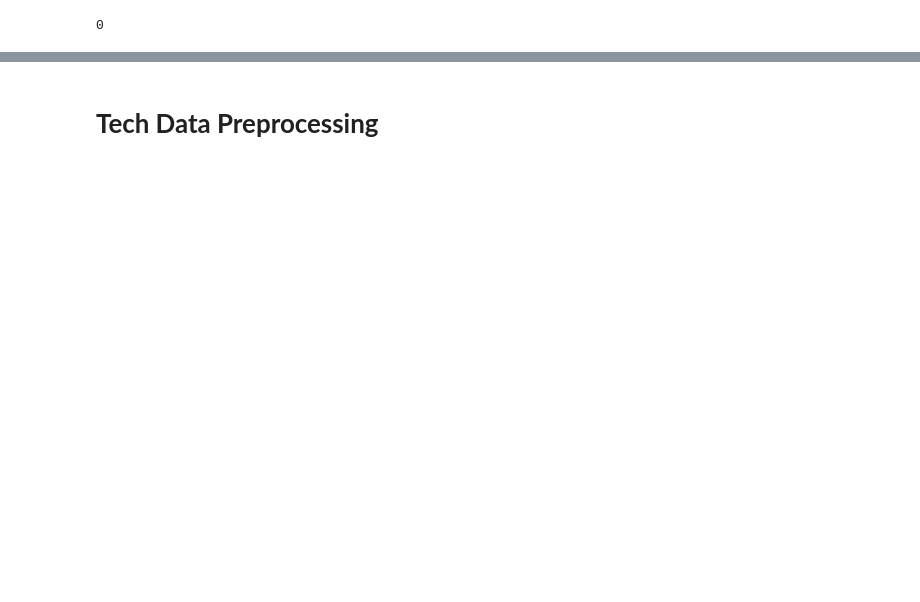
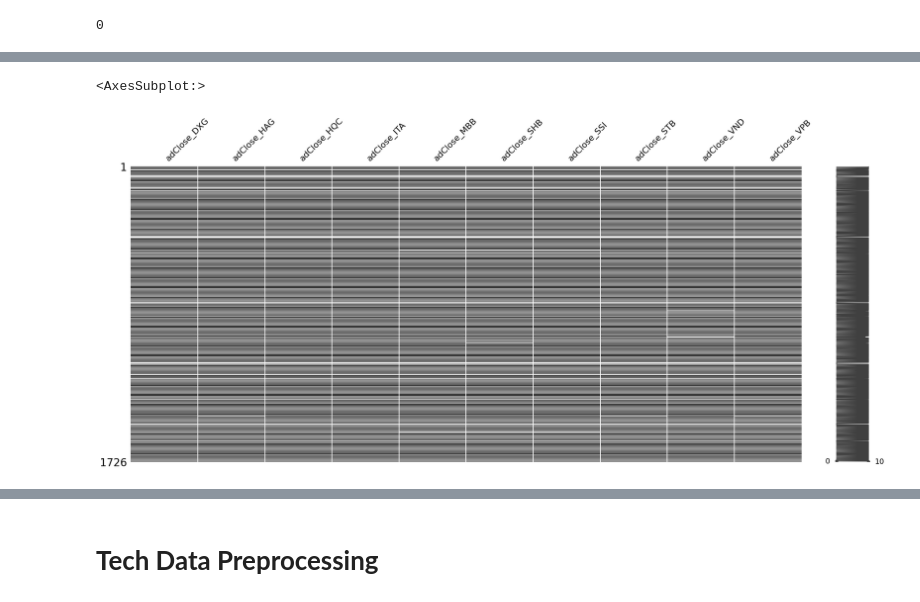
Before and after one commit to nhut-ntm/Pair-Trading-Upgrade-Pairs-Formation, a Jupyter notebook: notebooks/main_notebooks/mn01. data preprocessing/mn01_data_preprocessing_raw_stock_selection.ipynb, the cells around one changed output, grey strips where cells are left out. Saved outputs shown, nothing was run; the diff lists cells and outputs as text; code cells hidden in the pictures; blank space fills up the shorter version.

```diff
--- a/notebooks/main_notebooks/mn01. data preprocessing/mn01_data_preprocessing_raw_stock_selection.ipynb
+++ b/notebooks/main_notebooks/mn01. data preprocessing/mn01_data_preprocessing_raw_stock_selection.ipynb
@@ -340,5 +229,8 @@ df_raw_finance_filtered = df_raw_finance_selected[
 # %%
-# Stock exploration summary table
-finance_stock_exploration_table = stock_exploration(
+# Finance stocks exploration summary table
+finance_stock_exploration_table = xstock.stock_exploration(
     df_raw_finance_filtered
 )
+
+# Display the summary table
+finance_stock_exploration_table
@@ -355,3 +306,7 @@ finance_lst_stock_selected
 # %%
-# Extract data of relevant
-df_raw_finance_stock_selected = df_raw_finance_filtered[df_raw_finance_filtered['code'].isin(finance_lst_stock_selected)]
+# Extract data of selected stocks
+df_raw_finance_stock_selected = df_raw_finance_filtered[
+    df_raw_finance_filtered['code'].isin(finance_lst_stock_selected)]
+
+# Display result dataframe
+df_raw_finance_stock_selected
@@ -394,0 +327,12 @@ df_finance_stock_selected_pivoted.to_csv("df_finance_stock_selected_pivoted_1709
+# %%
+# Wrangle the selected data
+df_finance_stock_selected_pivoted = hdf.reformat_dataframe(
+    df = df_raw_finance_stock_selected,
+    index_col = 'date',
+    columns_col = 'code',
+    values_col = ['adClose'],
+    prefix=''
+    )
+
+# Display the result dataframe
+df_finance_stock_selected_pivoted
@@ -394,0 +353,10 @@ df_finance_stock_selected_pivoted.to_csv("df_finance_stock_selected_pivoted_1709
+# %%
+# Evenly space the date by one day
+df_finance_stock_selected_resampled = hdf.resample_dataframe(
+    df = df_finance_stock_selected_pivoted,
+    date_column = 'date',
+    space_freq = 'D'
+)
+
+# Display the resampled dataset
+df_finance_stock_selected_resampled
@@ -394,0 +397,6 @@ df_finance_stock_selected_pivoted.to_csv("df_finance_stock_selected_pivoted_1709
+# %%
+# Visualization of position of missing values
+msno.matrix(df_finance_stock_selected_resampled)
+# %% [output]
+<AxesSubplot:>
+[figure, added]
```
Also changed, not shown: parts of 128 cells of this notebook, 4 other files.
